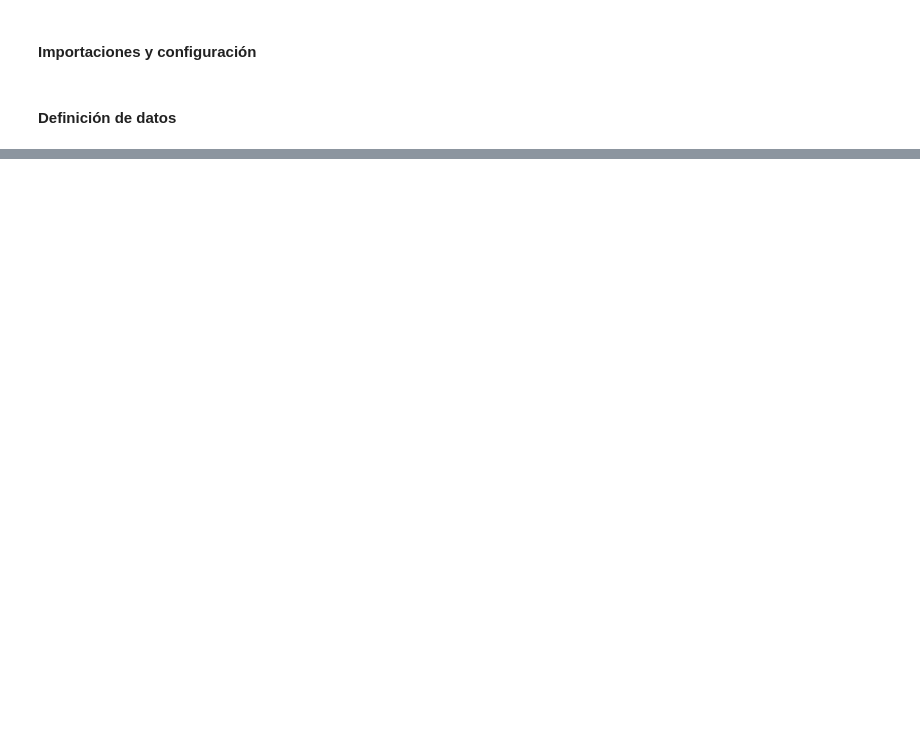
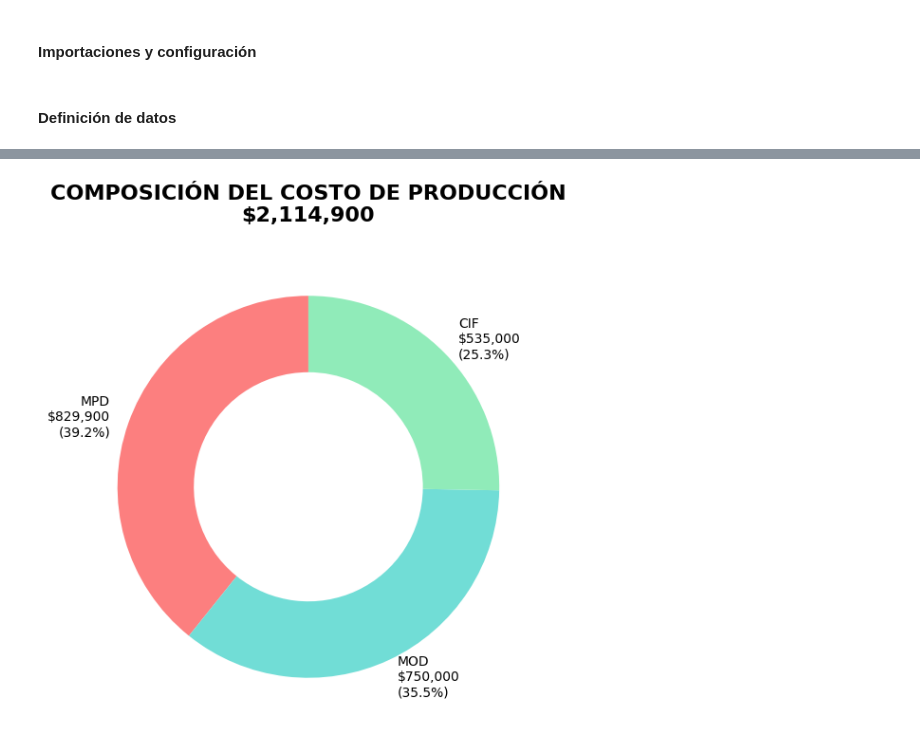
Before and after one commit to licette32/calculo-costos-rendimientos-2025, a Jupyter notebook: Parte-B/5B-costos.ipynb, the cells around one changed output, grey strips where cells are left out. Drawn from its saved outputs; the diff is of its cells as text; code cells hidden in the pictures; blank space fills up the shorter version.

```diff
--- a/Parte-B/5B-costos.ipynb
+++ b/Parte-B/5B-costos.ipynb
@@ -89,0 +339,20 @@ df_resumen
+# %%
+# Composición del Costo de Producción (Sunburst)
+fig, ax = plt.subplots(figsize=(8, 6), subplot_kw=dict(aspect="equal"))
+
+# Datos para el sunburst
+components = ['MPD', 'MOD', 'CIF']
+sizes = [829900, 750000, 535000]
+colors = ["#FC7B7BF8", "#71DDD6", "#90EBB9"]
+labels = [f'{comp}\n${size:,.0f}\n({size/2114900*100:.1f}%)'
+          for comp, size in zip(components, sizes)]
+
+wedges, texts = ax.pie(sizes, labels=labels, colors=colors,
+                       startangle=90, wedgeprops=dict(width=0.4))
+
+plt.title('COMPOSICIÓN DEL COSTO DE PRODUCCIÓN\n$2,114,900',
+          fontsize=16, fontweight='bold', pad=20)
+plt.tight_layout()
+plt.show()
+# %% [output]
+[figure, added]
```
Also changed, not shown: parts of 25 cells of this notebook, 1 other file.
